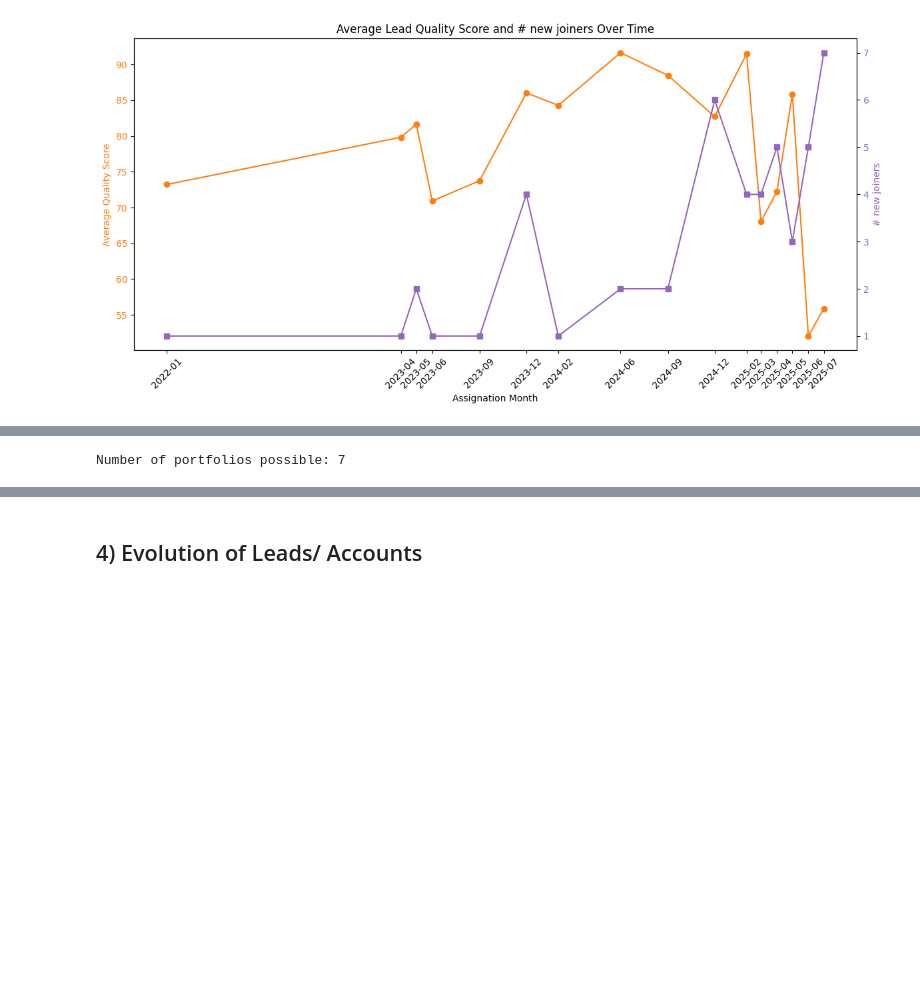
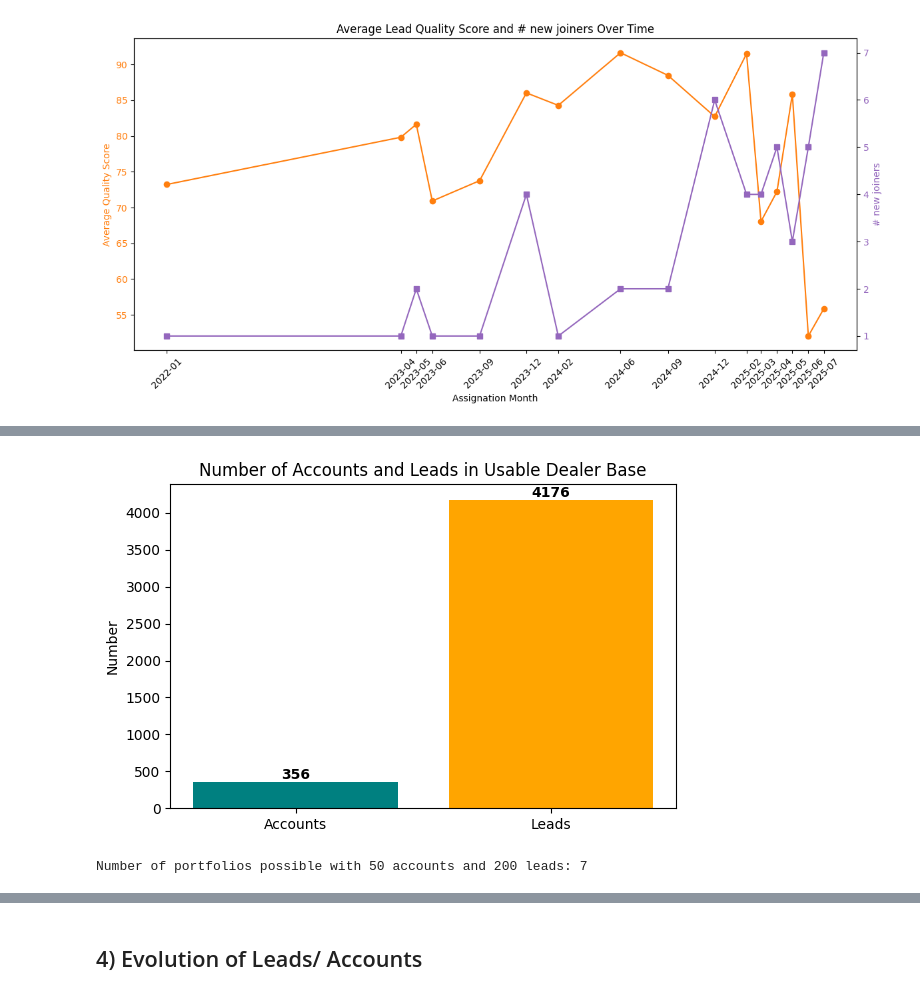
Before and after one commit to Aakame/HoudaB.github.io, a Jupyter notebook: Accounts_Quality_Assessment.ipynb, the cells around one changed output, grey strips where cells are left out. Saved outputs shown, nothing was run; the diff lists cells and outputs as text; code cells hidden in the pictures; blank space fills up the shorter version.

```diff
--- a/Accounts_Quality_Assessment.ipynb
+++ b/Accounts_Quality_Assessment.ipynb
@@ -503,12 +660,31 @@ len(df_clean)
 # %%
 current_accounts = df_clean[df_clean['lead_or_account'] == 'account']
 current_leads = df_clean[df_clean['lead_or_account'] == 'lead']
+# %%
+nb_accounts = len(current_accounts)
+nb_leads = len(current_leads)
+
+# Data for plotting
+labels = ['Accounts', 'Leads']
+counts = [nb_accounts, nb_leads]
+
+# Plot
+plt.figure(figsize=(6,4))
+plt.bar(labels, counts, color=['teal', 'orange'])
+plt.ylabel('Number')
+plt.title('Number of Accounts and Leads in Usable Dealer Base')
+for i, v in enumerate(counts):
+    plt.text(i, v + max(counts)*0.01, str(v), ha='center', fontweight='bold')
+plt.tight_layout()
+plt.show()
+# %% [output]
+[figure, added]
 # %%
 num_pf_by_accounts = len(current_accounts) // 50
 num_pf_by_total = len(df_clean) // 250
 num_portfolios = min(num_pf_by_accounts, num_pf_by_total)
-print(f"Number of portfolios possible: {num_portfolios}")
+print(f"Number of portfolios possible with 50 accounts and 200 leads: {num_portfolios}")
 # %% [output]
-Number of portfolios possible: 7
+Number of portfolios possible with 50 accounts and 200 leads: 7
 # %%
 portfolios = []
```
Also changed, not shown: parts of 51 cells of this notebook.
